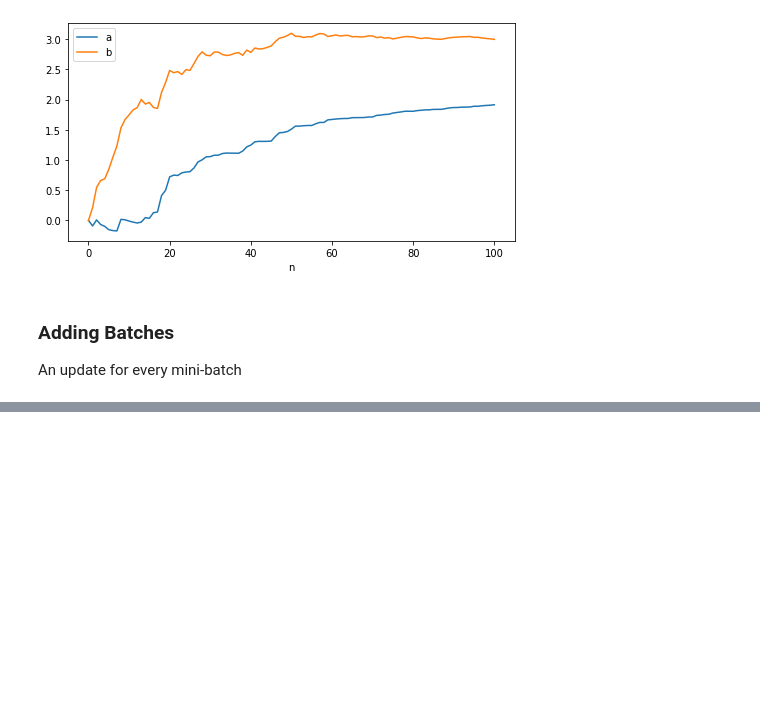
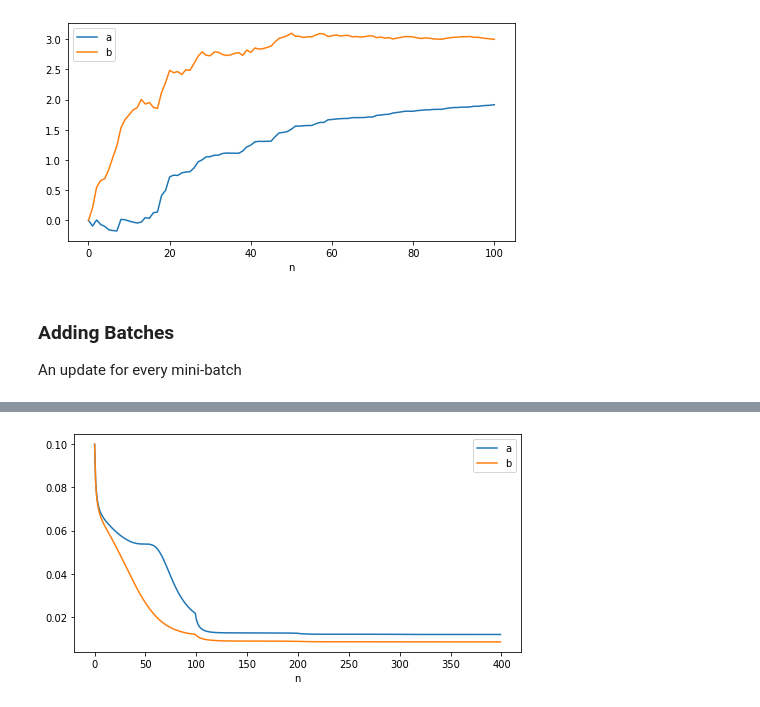
Before and after one commit to MJeremy2017/machine-learning-models, a Jupyter notebook: Optimisation/gradient-descent.ipynb, the cells around one changed output, grey strips where cells are left out. Drawn from its saved outputs; the diff is of its cells as text; code cells hidden in the pictures; blank space fills up the shorter version.

```diff
--- a/Optimisation/gradient-descent.ipynb
+++ b/Optimisation/gradient-descent.ipynb
@@ -189,0 +229,4 @@ $$ w_{t} = w_{t-1} - grad_{t}\frac{lr}{\sqrt{s_{t} + \epsilon}}$$
+# %%
+plot_gd(a_lr_list, b_lr_list, label="n")
+# %% [output]
+[figure, added]
```
Also changed, not shown: parts of 11 cells of this notebook.
